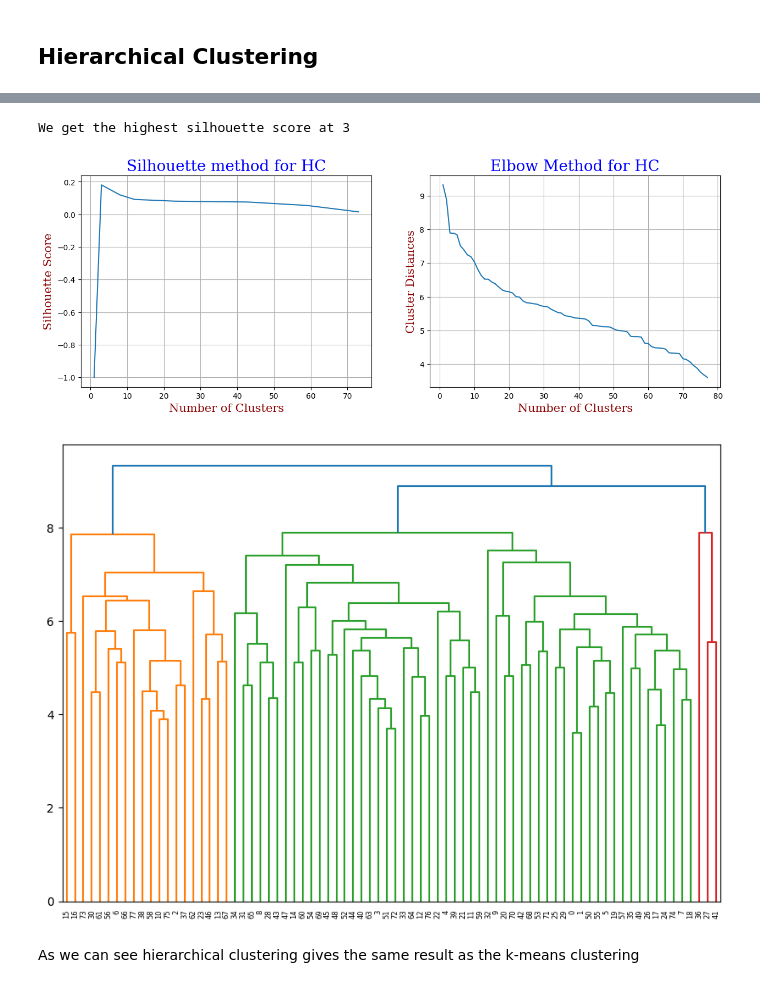
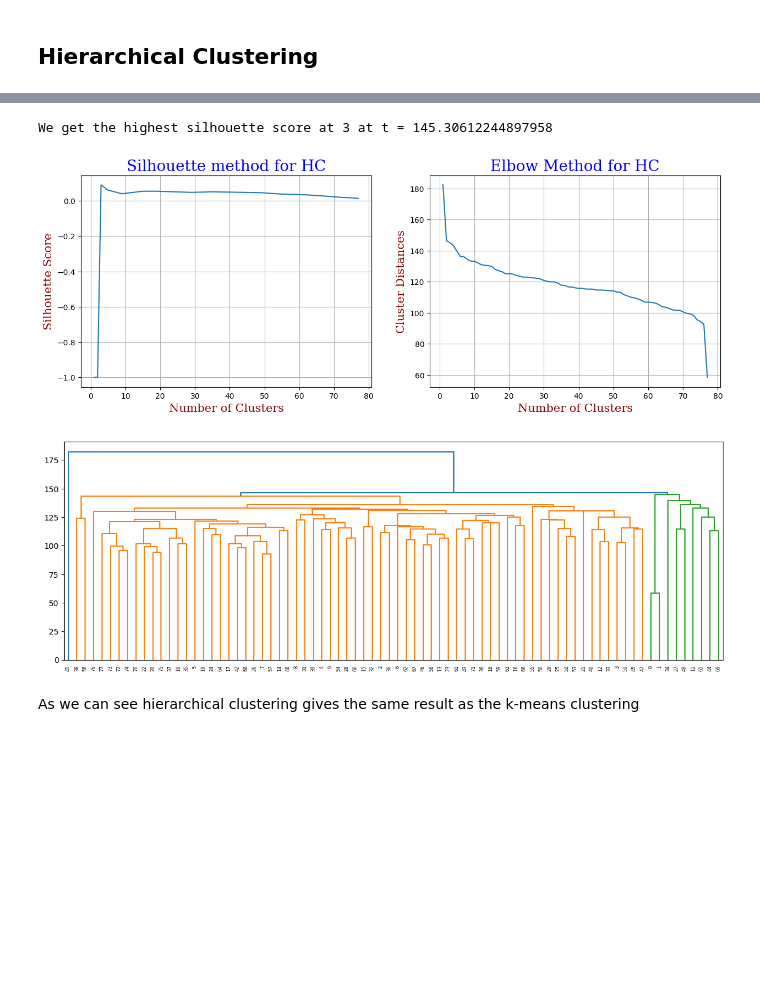
Before and after one commit to jmtony2000/Analysis-of-the-Breast-Cancer-Proteome-Dataset, a Jupyter notebook: Analysis_of_the_Breast_Cancer_Proteome_Dataset.ipynb, the cells around one changed output, grey strips where cells are left out. Cells and saved outputs as stored; diff of their text form; code cells hidden in the pictures; blank space fills up the shorter version.

```diff
--- a/Analysis_of_the_Breast_Cancer_Proteome_Dataset.ipynb
+++ b/Analysis_of_the_Breast_Cancer_Proteome_Dataset.ipynb
@@ -330,5 +334,7 @@ memory usage: 5.6+ MB
 # %%
 # We select from the data all proteins that are present in the PAM50 dataset as does are the genes used for breast cancer subtype prediction
 PAM50_protein_ids = [col for col in merged_dataset.columns if col in PAM50['RefSeqProteinID'].values]
-data_set = merged_dataset[PAM50_protein_ids]
-data_set
+
+# We will do the clustering with all protein expression values found in the merged dataset
+# Clustering is done on the patiants
+data_set = merged_dataset[protein_ids]
@@ -471,16 +457,21 @@ linked = linkage(data_set, method='average')
 # Define a distance threshold to cut the dendrogram into clusters and irratitng over "t" to find the best
 scores = []
 number_of_clusters = []
+ts = []
+cluster_groups = []
 
-for t in np.linspace(4, 10, 10):
+for t in np.linspace(60, 250, 50):
     clusters = fcluster(linked, t=t, criterion='distance')
-    if len(set(clusters)) > 1:  # Silhouette score needs at least 2 clusters
+    cluster_groups.append(clusters)
+    if len(set(clusters)) > 2:  # Silhouette score needs at least 2 clusters
         score = metrics.silhouette_score(data_set, clusters)
         scores.append(score)
         number_of_clusters.append(len(set(clusters)))
+        ts.append(t)
     else:
         scores.append(-1)  # Invalid score for single cluster
         number_of_clusters.append(len(set(clusters)))
+        ts.append(t)
 
 plt.figure(figsize=(15,5))
 
@@ -499,16 +490,16 @@ plt.ylabel("Cluster Distances", fontdict=font2)
 plt.title("Elbow Method for HC", fontdict=font1)
 plt.grid()
 
-print(f"We get the highest silhouette score at {number_of_clusters[scores.index(max(scores))]}")
+print(f"We get the highest silhouette score at {number_of_clusters[scores.index(max(scores))]} at t = {ts[scores.index(max(scores))]}")
 # %% [output]
-We get the highest silhouette score at 3
+We get the highest silhouette score at 3 at t = 145.30612244897958
-[figure, old version]
+[figure, new version]
 # %%
-plt.figure(figsize=(10, 7))
+plt.figure(figsize=(15, 5))
 data_set_t = data_set.T
-dendrogram(linked, color_threshold=np.linspace(4, 10, 10)[scores.index(max(scores))])
+dendrogram(linked, color_threshold=np.linspace(60, 250, 50)[scores.index(max(scores))])
 plt.show()
 # %% [output]
-[figure, old version]
+[figure, new version]
 # %% [markdown]
 As we can see hierarchical clustering gives the same result as the k-means clustering
```
Also changed, not shown: parts of 45 cells of this notebook.
